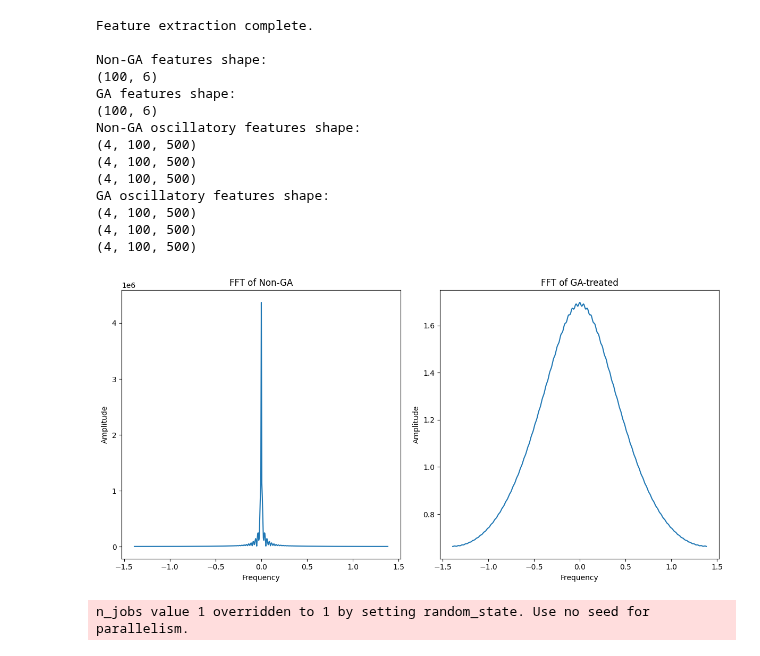
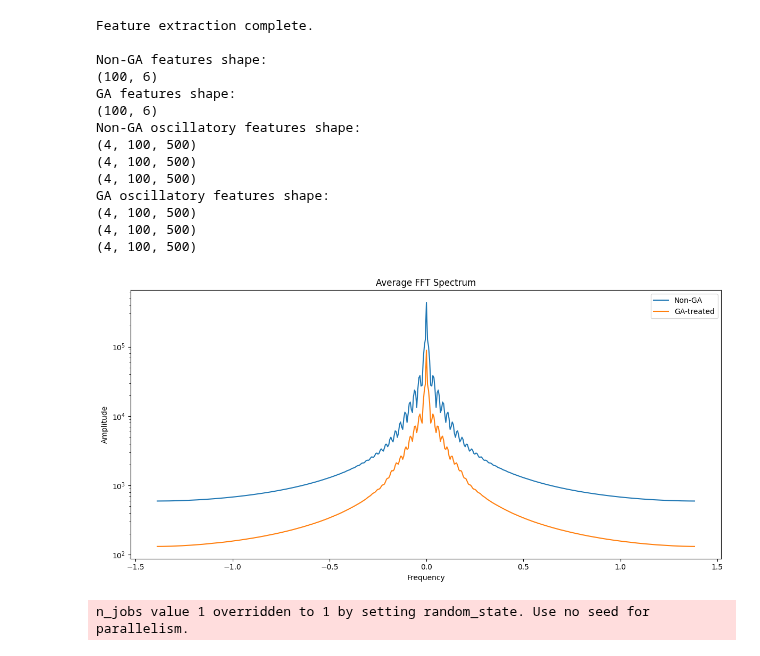
Before and after one commit to jrosgaard/KP_GA_tumor_model, a Jupyter notebook: analysis.ipynb, the cells around one changed output. Cells and saved outputs as stored; diff of their text form; code cells hidden in the pictures.

```diff
--- a/analysis.ipynb
+++ b/analysis.ipynb
@@ -385,35 +397,33 @@ GA oscillatory features shape:
 (4, 100, 500)
 (4, 100, 500)
 (4, 100, 500)
-# %%
-from scipy.fft import fftshift
-
-segment_non = y_values_non[0][0, :]
-segment_ga = y_values_GA[0][0, :]
-
-xf_non = fftshift(freq_values_non[0][0, :])
-xf_ga = fftshift(freq_values_GA[0][0, :])
-yplot_non = fftshift(np.abs(segment_non))
-yplot_ga = fftshift(np.abs(segment_ga))
-
-plt.figure(figsize=(12, 6))
-
-plt.subplot(1, 2, 1)
-plt.plot(xf_non, yplot_non, label='Non-GA')
-plt.xlabel("Frequency")
-plt.ylabel("Amplitude")
-plt.title("FFT of Non-GA")
-
-plt.subplot(1, 2, 2)
-plt.plot(xf_ga, yplot_ga, label='GA-treated')
-plt.xlabel("Frequency")
-plt.ylabel("Amplitude")
-plt.title("FFT of GA-treated")
-
-plt.tight_layout()
-plt.show()
-# %% [output]
-[figure, removed]
+# %%
+from scipy.fft import fftshift
+
+spec_non = np.mean(np.abs(y_values_non[0]), axis=0)
+spec_ga = np.mean(np.abs(y_values_GA[0]), axis=0)
+
+xf_non = fftshift(freq_values_non[0][0, :])
+xf_ga = fftshift(freq_values_GA[0][0, :])
+
+yplot_non = fftshift(spec_non)
+yplot_ga = fftshift(spec_ga)
+
+plt.figure(figsize=(12, 6))
+
+plt.plot(xf_non, yplot_non, label='Non-GA')
+plt.plot(xf_ga, yplot_ga, label='GA-treated')
+plt.xlabel("Frequency")
+plt.ylabel("Amplitude")
+plt.title("Average FFT Spectrum")
+
+plt.yscale('log')
+
+plt.legend()
+plt.tight_layout()
+plt.show()
+# %% [output]
+[figure, added]
 # %%
 # perform UMAP dimensionality reduction
 labels = np.array([0]*len(features_non) + [1]*len(features_GA))
```
Also changed, not shown: parts of 3 cells of this notebook, 1 other file.
